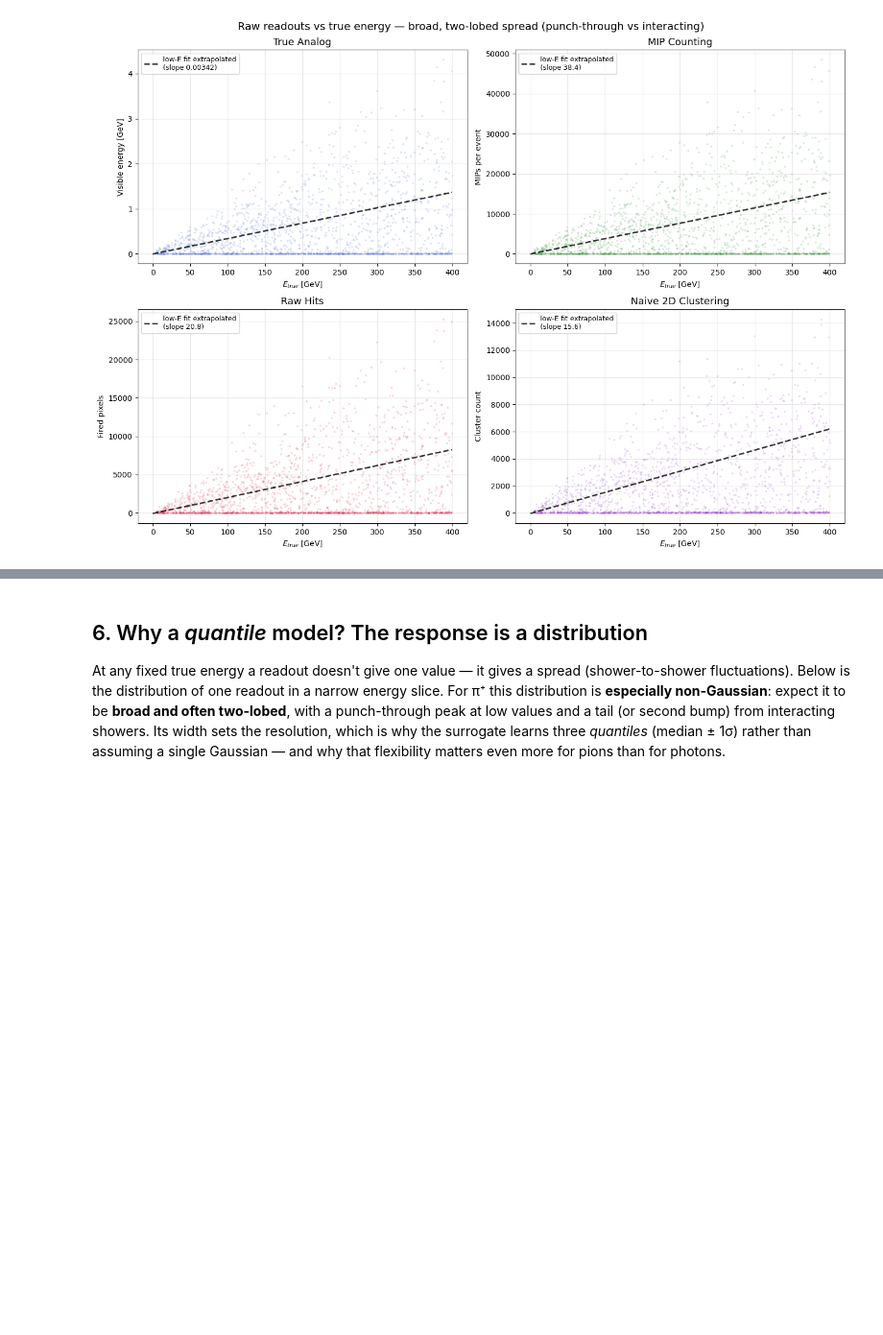
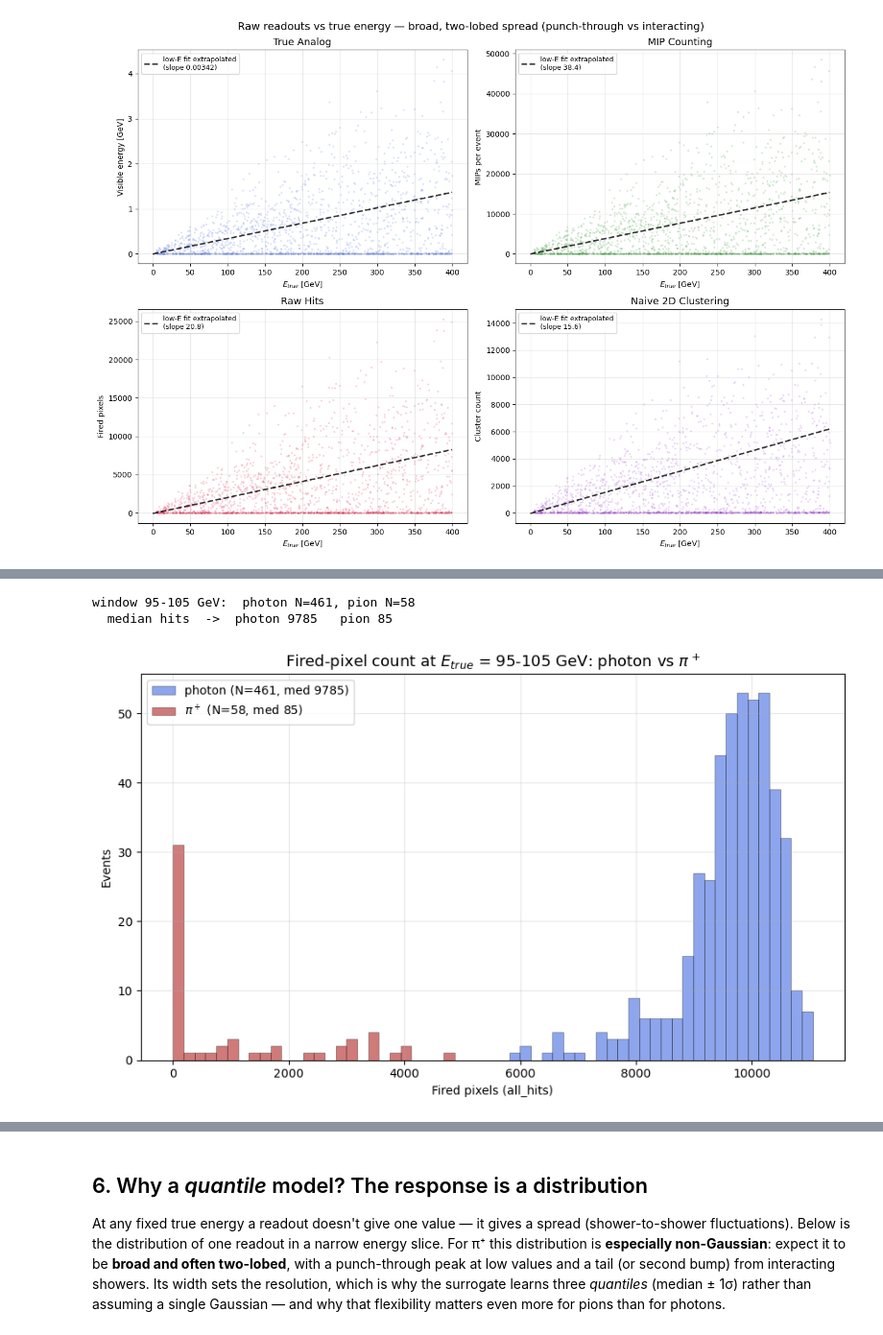
Before and after one commit to murtaza-safdari/CALOMAPS, a Jupyter notebook: notebooks/02b_data_extraction_pions.ipynb, the cells around one changed output, grey strips where cells are left out. Shown at 96% size. Saved outputs shown, nothing was run; the diff lists cells and outputs as text; code cells hidden in the pictures; blank space fills up the shorter version.

```diff
--- a/notebooks/02b_data_extraction_pions.ipynb
+++ b/notebooks/02b_data_extraction_pions.ipynb
@@ -332,0 +419,46 @@ plt.show()
+# %%
+# Overlay photon vs pion hit-count distributions in a narrow true-energy window.
+# The photon npz is produced by notebook 02 (the photon sibling of 02b).
+photon_npz_path = os.path.join(CALOMAPS_HOME, "models", "decal_extracted_data.npz")
+
+E_LO, E_HI = 95.0, 105.0   # narrow true-energy window [GeV]
+
+pion_sel  = (all_truth >= E_LO) & (all_truth <= E_HI)
+pion_hits = all_hits[pion_sel]
+
+if not os.path.exists(photon_npz_path):
+    print(f"Photon npz not found at:\n  {photon_npz_path}")
+    print("Run the photon notebooks 02/03 first to enable this comparison.")
+    print("Skipping the photon-vs-pion overlay.")
+else:
+    ph = np.load(photon_npz_path)
+    ph_truth = ph["all_truth"]
+    ph_hits  = ph["all_hits"]
+    ph_sel   = (ph_truth >= E_LO) & (ph_truth <= E_HI)
+    photon_hits = ph_hits[ph_sel]
+
+    print(f"window {E_LO:.0f}-{E_HI:.0f} GeV:  "
+          f"photon N={ph_sel.sum()}, pion N={pion_sel.sum()}")
+    if pion_sel.sum() and ph_sel.sum():
+        print(f"  median hits  ->  photon {np.median(photon_hits):.0f}   "
+              f"pion {np.median(pion_hits):.0f}")
+
+    fig, ax = plt.subplots(figsize=(9, 5.5))
+    hi_edge = max(photon_hits.max(), pion_hits.max(), 1)
+    bins = np.linspace(0, hi_edge, 60)
+    ax.hist(photon_hits, bins=bins, color="royalblue", alpha=0.6,
+            edgecolor="black", linewidth=0.4,
+            label=f"photon (N={ph_sel.sum()}, med {np.median(photon_hits):.0f})")
+    ax.hist(pion_hits, bins=bins, color="firebrick", alpha=0.6,
+            edgecolor="black", linewidth=0.4,
+            label=rf"$\pi^+$ (N={pion_sel.sum()}, med {np.median(pion_hits):.0f})")
+    ax.set_title(f"Fired-pixel count at $E_{{true}}$ = {E_LO:.0f}-{E_HI:.0f} GeV: "
+                 r"photon vs $\pi^+$", fontsize=13)
+    ax.set_xlabel("Fired pixels (all_hits)"); ax.set_ylabel("Events")
+    ax.legend(fontsize=10); ax.grid(True, alpha=0.3)
+    plt.tight_layout()
+    plt.show()
+# %% [output]
+window 95-105 GeV:  photon N=461, pion N=58
+  median hits  ->  photon 9785   pion 85
+[figure, added]
```
Also changed, not shown: parts of 5 cells of this notebook, 1 other file.
